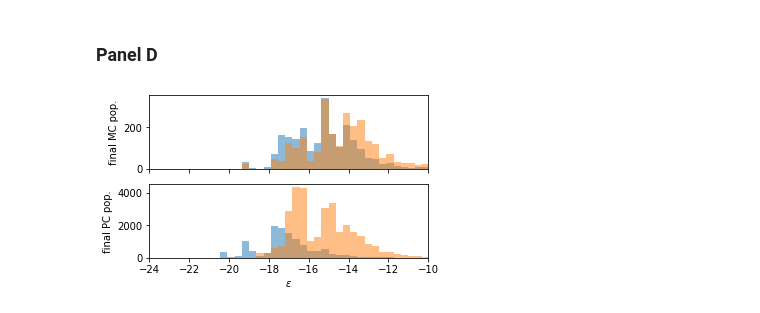
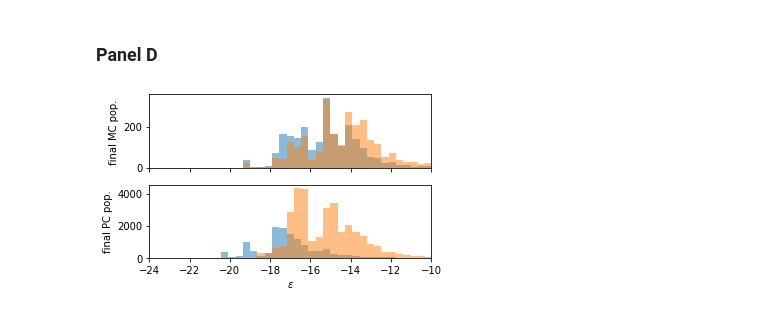
Before and after one commit to mmolari/affinity_maturation, a Jupyter notebook: figure_2.ipynb, the cells around one changed output. Drawn from its saved outputs; the diff is of its cells as text; code cells hidden in the pictures.

```diff
--- a/figure_2.ipynb
+++ b/figure_2.ipynb
@@ -144,25 +146,27 @@ plt.show()
 # %%
 # setup figure
 fig, ax = plt.subplots(2,1, sharex=True, sharey=False, figsize=(5,3))
 
 # for the high and low dosage cases
 for n_res, res in enumerate([res_low, res_high]):
     # plot MC binding energy histogram
     MC_en = res['MC_en']
     ax[0].hist(MC_en, color=colors[n_res], alpha=0.5, bins=bins)
     # plot PC binding energy histogram
     PC_en = res['PC_en']
     ax[1].hist(PC_en, color=colors[n_res], alpha=0.5, bins=bins)
 
 # figure and axes adjustements
 ax[0].set_ylabel('final MC pop.')
 ax[1].set_ylabel('final PC pop.')
 ax[-1].set_xlabel(r'$\epsilon$')
 plt.xlim(xlims)
 plt.ylim(bottom=0)
 
 # save and show figure
+plt.tight_layout()
 plt.savefig('figures/fig_2/MC_PC_hist.pdf')
+plt.savefig('figures/fig_2/MC_PC_hist.svg')
 plt.show()
 # %% [output]
-[figure, old version]
+[figure, new version]
```
Also changed, not shown: parts of 2 cells of this notebook, 8 other files.
